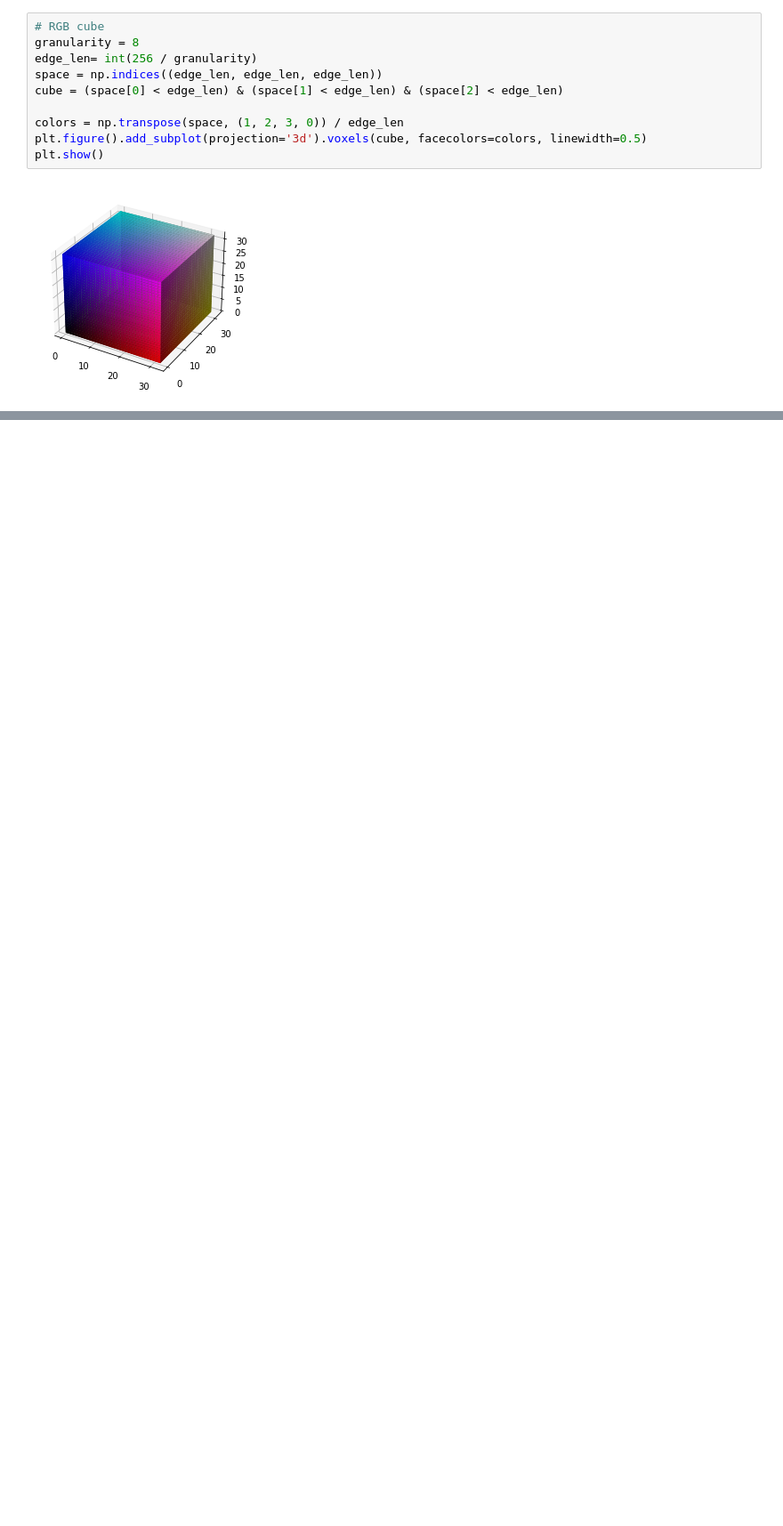
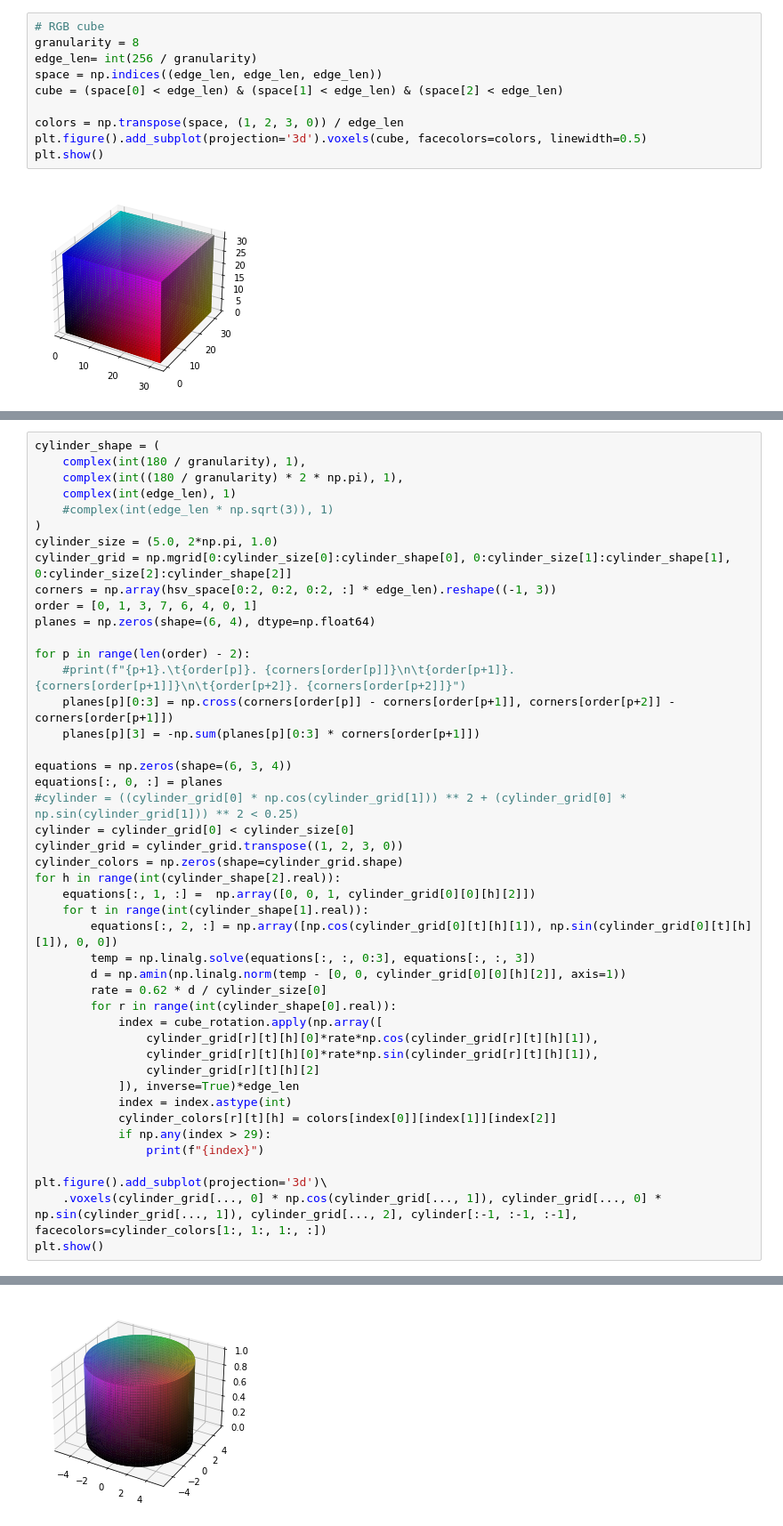
Before and after one commit to sad-student/dip-theory, a Jupyter notebook: color-transform/main.ipynb, the cells around one changed output, grey strips where cells are left out. Shown at 89% size. Cells and saved outputs as stored; diff of their text form; blank space fills up the shorter version.

```diff
--- a/color-transform/main.ipynb
+++ b/color-transform/main.ipynb
@@ -79,0 +84,46 @@ ValueError: Expected input of shape (3,) or (P, 3), got (3, 32, 32, 32).
+# %%
+cylinder_shape = (
+    complex(int(180 / granularity), 1),
+    complex(int((180 / granularity) * 2 * np.pi), 1),
+    complex(int(edge_len), 1)
+    #complex(int(edge_len * np.sqrt(3)), 1)
+)
+cylinder_size = (5.0, 2*np.pi, 1.0)
+cylinder_grid = np.mgrid[0:cylinder_size[0]:cylinder_shape[0], 0:cylinder_size[1]:cylinder_shape[1], 0:cylinder_size[2]:cylinder_shape[2]]
+corners = np.array(hsv_space[0:2, 0:2, 0:2, :] * edge_len).reshape((-1, 3))
+order = [0, 1, 3, 7, 6, 4, 0, 1]
+planes = np.zeros(shape=(6, 4), dtype=np.float64)
+
+for p in range(len(order) - 2):
+    #print(f"{p+1}.\t{order[p]}. {corners[order[p]]}\n\t{order[p+1]}. {corners[order[p+1]]}\n\t{order[p+2]}. {corners[order[p+2]]}")
+    planes[p][0:3] = np.cross(corners[order[p]] - corners[order[p+1]], corners[order[p+2]] - corners[order[p+1]])
+    planes[p][3] = -np.sum(planes[p][0:3] * corners[order[p+1]])
+
+equations = np.zeros(shape=(6, 3, 4))
+equations[:, 0, :] = planes
+#cylinder = ((cylinder_grid[0] * np.cos(cylinder_grid[1])) ** 2 + (cylinder_grid[0] * np.sin(cylinder_grid[1])) ** 2 < 0.25)
+cylinder = cylinder_grid[0] < cylinder_size[0]
+cylinder_grid = cylinder_grid.transpose((1, 2, 3, 0))
+cylinder_colors = np.zeros(shape=cylinder_grid.shape)
+for h in range(int(cylinder_shape[2].real)):
+    equations[:, 1, :] =  np.array([0, 0, 1, cylinder_grid[0][0][h][2]])
+    for t in range(int(cylinder_shape[1].real)):
+        equations[:, 2, :] = np.array([np.cos(cylinder_grid[0][t][h][1]), np.sin(cylinder_grid[0][t][h][1]), 0, 0])
+        temp = np.linalg.solve(equations[:, :, 0:3], equations[:, :, 3])
+        d = np.amin(np.linalg.norm(temp - [0, 0, cylinder_grid[0][0][h][2]], axis=1))
+        rate = 0.62 * d / cylinder_size[0]
+        for r in range(int(cylinder_shape[0].real)):
+            index = cube_rotation.apply(np.array([
+                cylinder_grid[r][t][h][0]*rate*np.cos(cylinder_grid[r][t][h][1]),
+                cylinder_grid[r][t][h][0]*rate*np.sin(cylinder_grid[r][t][h][1]),
+                cylinder_grid[r][t][h][2]
+            ]), inverse=True)*edge_len
+            index = index.astype(int)
+            cylinder_colors[r][t][h] = colors[index[0]][index[1]][index[2]]
+            if np.any(index > 29):
+                print(f"{index}")
+
+plt.figure().add_subplot(projection='3d')\
+    .voxels(cylinder_grid[..., 0] * np.cos(cylinder_grid[..., 1]), cylinder_grid[..., 0] * np.sin(cylinder_grid[..., 1]), cylinder_grid[..., 2], cylinder[:-1, :-1, :-1], facecolors=cylinder_colors[1:, 1:, 1:, :])
+plt.show()
+# %% [output]
@@ -79,0 +147 @@ ValueError: Expected input of shape (3,) or (P, 3), got (3, 32, 32, 32).
+[figure, added]
```
Also changed, not shown: parts of 5 cells of this notebook.
